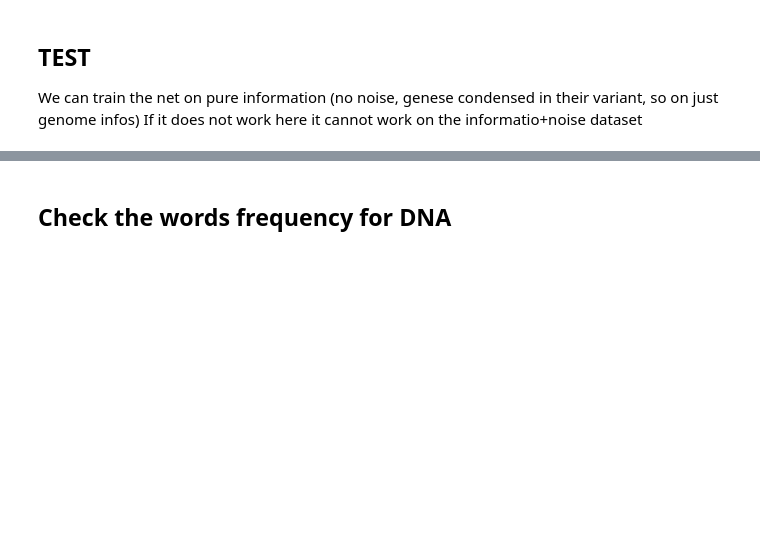
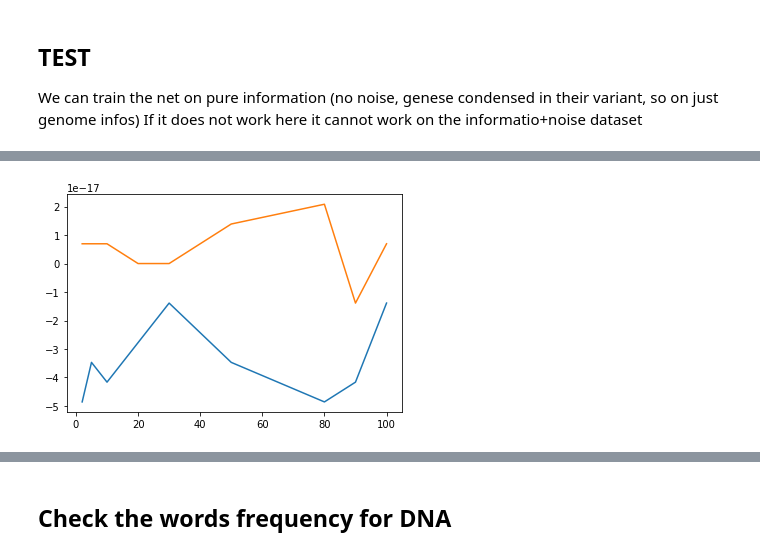
Before and after one commit to edoardospadetto/Ragu, a Jupyter notebook: DNA_FAKE_SEQ_V3.ipynb, the cells around one changed output, grey strips where cells are left out. Cells and saved outputs as stored; diff of their text form; code cells hidden in the pictures; blank space fills up the shorter version.

```diff
--- a/DNA_FAKE_SEQ_V3.ipynb
+++ b/DNA_FAKE_SEQ_V3.ipynb
@@ -655,0 +754,10 @@ plt.show()
+# %%
+# Dont see any correlation..
+
+#plt.xscale=("log")
+#plt.yscale=("log")
+plt.plot(r, Cr_h)
+plt.plot(r,Cr_n)
+plt.show()
+# %% [output]
+[figure, added]
```
Also changed, not shown: parts of 22 cells of this notebook.
